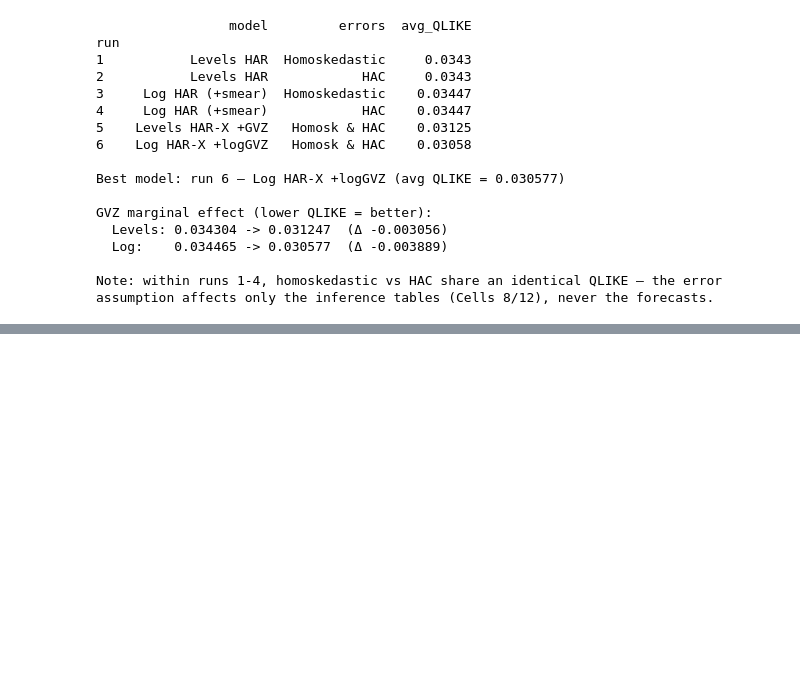
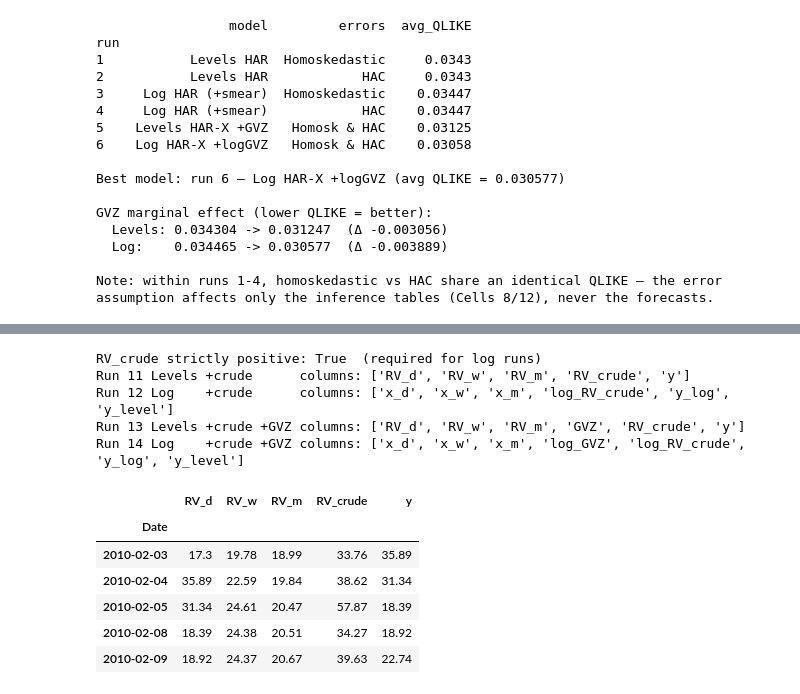
Before and after one commit to RonnieChanPLO/Gold_vol_forecast, a Jupyter notebook: SimpleHAR_Regressions.ipynb, the cells around one changed output, grey strips where cells are left out. Cells and saved outputs as stored; diff of their text form; code cells hidden in the pictures; blank space fills up the shorter version.

```diff
--- a/SimpleHAR_Regressions.ipynb
+++ b/SimpleHAR_Regressions.ipynb
@@ -598,0 +798,52 @@ assumption affects only the inference tables (Cells 8/12), never the forecasts.
+# %%
+# ===========================================================================
+# Cell 19 — HAR-X design tables: add crude-oil (CL) RV as exogenous term
+# ===========================================================================
+# RV_crude at day t is crude-oil realized variance, known at the close, so it
+# predicts gold RV_{t+1} with no look-ahead (same alignment as GVZ / SPX / d-w-m).
+# Mirroring GVZ and SPX, crude RV enters as a SINGLE contemporaneous day-t term.
+#   Run 11 (levels):  + RV_crude                 -> predict RV_{t+1}
+#   Run 12 (log):     + log(RV_crude)            -> predict log(RV_{t+1})
+#   Run 13 (levels):  + RV_crude + GVZ           -> predict RV_{t+1}
+#   Run 14 (log):     + log(RV_crude) + log(GVZ) -> predict log(RV_{t+1})
+
+# RV_crude must be strictly positive for the log transform
+assert (data["RV_crude"] > 0).all(), "RV_crude has non-positive values; log undefined"
+print(f"RV_crude strictly positive: {(data['RV_crude'] > 0).all()}  (required for log runs)")
+
+# --- Levels designs: extend base HAR (Cell 3) and HAR-X+GVZ (Cell 11) ---
+har_cl = har.copy()
+har_cl.insert(3, "RV_crude", data["RV_crude"].reindex(har.index))            # day-t level
+
+har_cl_gvz = har_x.copy()                                                     # already has GVZ
+har_cl_gvz.insert(4, "RV_crude", data["RV_crude"].reindex(har_x.index))
+
+# --- Log designs: extend log HAR (Cell 7) and log HAR-X+GVZ (Cell 11) ---
+har_cl_log = har_log.copy()
+har_cl_log.insert(3, "log_RV_crude", np.log(data["RV_crude"]).reindex(har_log.index))
+
+har_cl_gvz_log = har_x_log.copy()                                            # already has log_GVZ
+har_cl_gvz_log.insert(4, "log_RV_crude", np.log(data["RV_crude"]).reindex(har_x_log.index))
+
+for name, df in [("har_cl", har_cl), ("har_cl_gvz", har_cl_gvz),
+                 ("har_cl_log", har_cl_log), ("har_cl_gvz_log", har_cl_gvz_log)]:
+    assert df.notna().all().all(), f"unexpected NaNs in {name}"
+
+print("Run 11 Levels +crude      columns:", list(har_cl.columns))
+print("Run 12 Log    +crude      columns:", list(har_cl_log.columns))
+print("Run 13 Levels +crude +GVZ columns:", list(har_cl_gvz.columns))
+print("Run 14 Log    +crude +GVZ columns:", list(har_cl_gvz_log.columns))
+har_cl.head()
+# %% [output]
+RV_crude strictly positive: True  (required for log runs)
+Run 11 Levels +crude      columns: ['RV_d', 'RV_w', 'RV_m', 'RV_crude', 'y']
+Run 12 Log    +crude      columns: ['x_d', 'x_w', 'x_m', 'log_RV_crude', 'y_log', 'y_level']
+Run 13 Levels +crude +GVZ columns: ['RV_d', 'RV_w', 'RV_m', 'GVZ', 'RV_crude', 'y']
+Run 14 Log    +crude +GVZ columns: ['x_d', 'x_w', 'x_m', 'log_GVZ', 'log_RV_crude', 'y_log', 'y_level']
+|  | RV_d | RV_w | RV_m | RV_crude | y |
+| Date |  |  |  |  |  |
+| 2010-02-03 | 17.3 | 19.78 | 18.99 | 33.76 | 35.89 |
+| 2010-02-04 | 35.89 | 22.59 | 19.84 | 38.62 | 31.34 |
+| 2010-02-05 | 31.34 | 24.61 | 20.47 | 57.87 | 18.39 |
+| 2010-02-08 | 18.39 | 24.38 | 20.51 | 34.27 | 18.92 |
+| 2010-02-09 | 18.92 | 24.37 | 20.67 | 39.63 | 22.74 |
```
Also changed, not shown: parts of 7 cells of this notebook.
